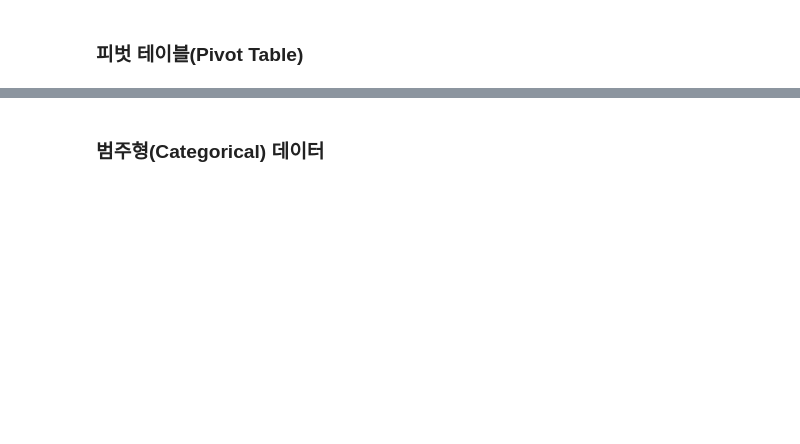
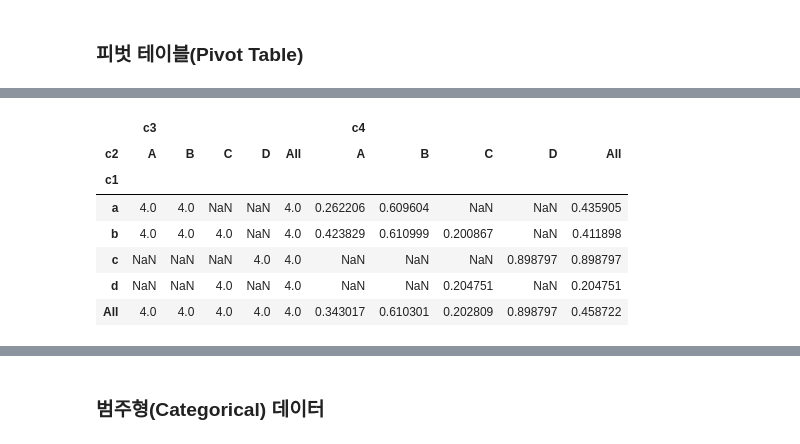
Before and after one commit to wjlee611/studyPython_Library, a Jupyter notebook: Pandas/_Pandas_한번에_제대로_배우기.ipynb, the cells around one changed output, grey strips where cells are left out. Drawn from its saved outputs; the diff is of its cells as text; code cells hidden in the pictures; blank space fills up the shorter version.

```diff
--- a/Pandas/_Pandas_한번에_제대로_배우기.ipynb
+++ b/Pandas/_Pandas_한번에_제대로_배우기.ipynb
@@ -2707,0 +2720,14 @@ df.groupby('c1').apply(top)
+# %%
+df.pivot_table(['c3', 'c4'],
+                index=['c1'],
+                columns=['c2'],
+                margins=True)
+# %% [output]
+|  | c3 |  |  |  |  | c4 |  |  |  |  |
+| c2 | A | B | C | D | All | A | B | C | D | All |
+| c1 |  |  |  |  |  |  |  |  |  |  |
+| a | 4.0 | 4.0 | NaN | NaN | 4.0 | 0.262206 | 0.609604 | NaN | NaN | 0.435905 |
+| b | 4.0 | 4.0 | 4.0 | NaN | 4.0 | 0.423829 | 0.610999 | 0.200867 | NaN | 0.411898 |
+| c | NaN | NaN | NaN | 4.0 | 4.0 | NaN | NaN | NaN | 0.898797 | 0.898797 |
+| d | NaN | NaN | 4.0 | NaN | 4.0 | NaN | NaN | 0.204751 | NaN | 0.204751 |
+| All | 4.0 | 4.0 | 4.0 | 4.0 | 4.0 | 0.343017 | 0.610301 | 0.202809 | 0.898797 | 0.458722 |
```
Also changed, not shown: parts of 233 cells of this notebook.
